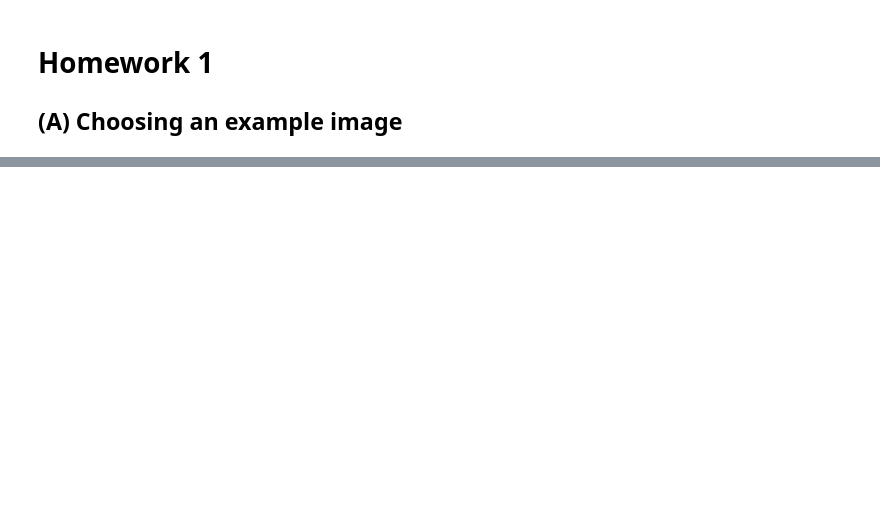
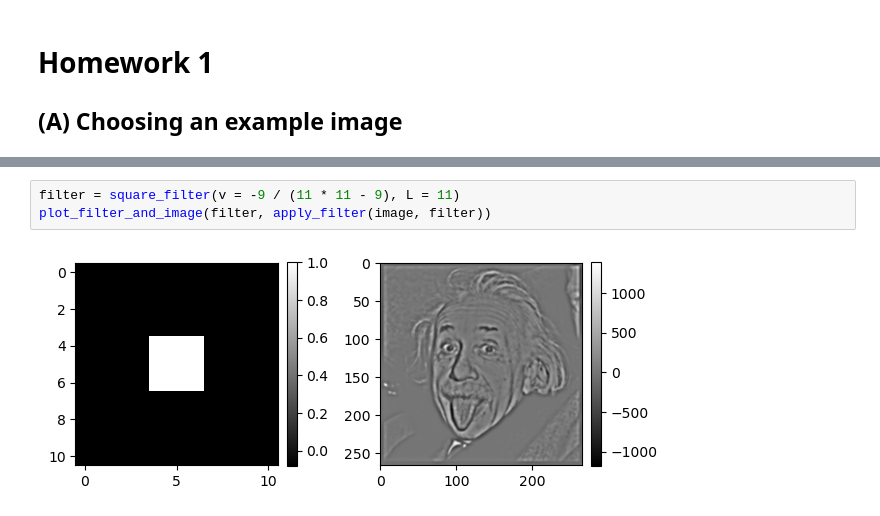
Before and after one commit to kerseviciute/how-does-vision-work, a Jupyter notebook: homework-1.ipynb, the cells around one changed output, grey strips where cells are left out. Saved outputs shown, nothing was run; the diff lists cells and outputs as text; blank space fills up the shorter version.

```diff
--- a/homework-1.ipynb
+++ b/homework-1.ipynb
@@ -11,0 +77,5 @@ image
+# %%
+filter = square_filter(v = -9 / (11 * 11 - 9), L = 11)
+plot_filter_and_image(filter, apply_filter(image, filter))
+# %% [output]
+[figure, added]
```
Also changed, not shown: parts of 8 cells of this notebook, 1 other file.
